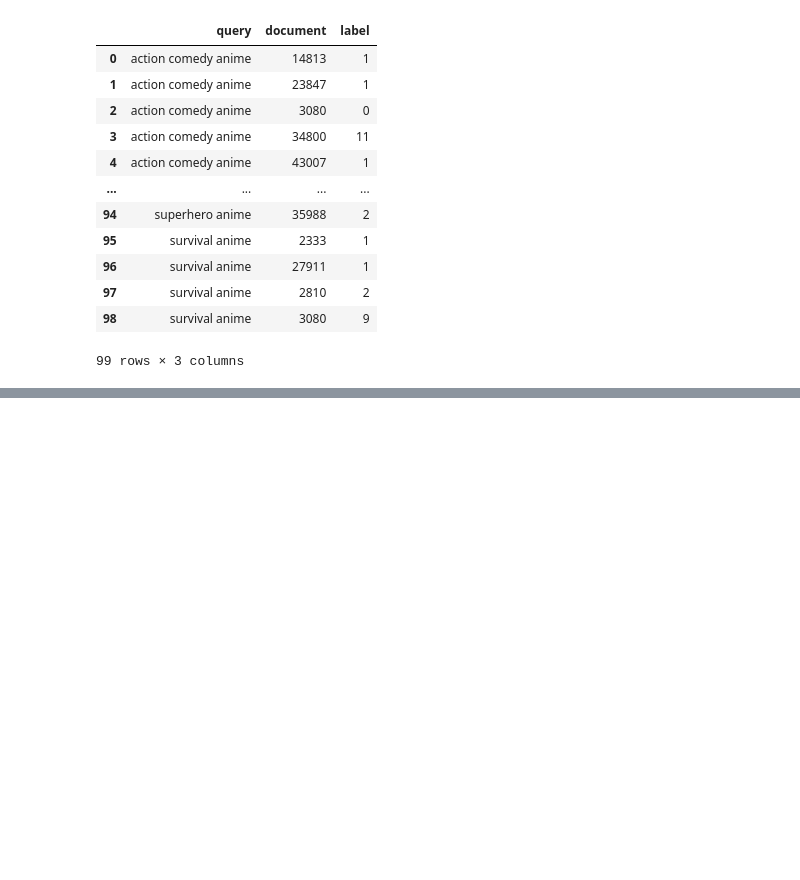
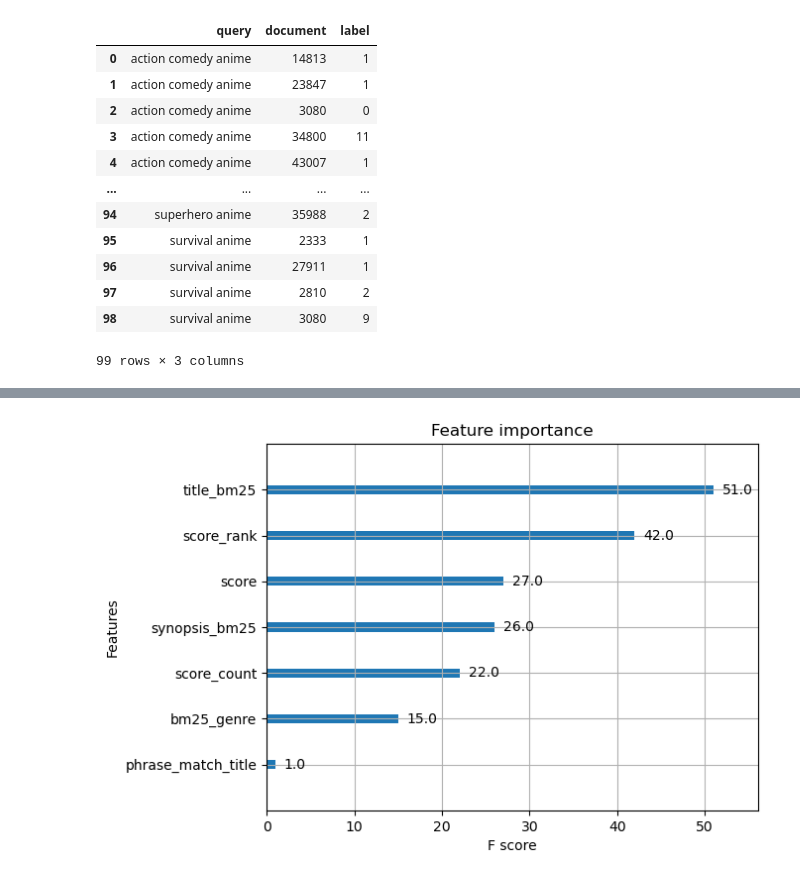
Before and after one commit to NBO2001/buscador_de_animes, a Jupyter notebook: charge_elastic/ltr.ipynb, the cells around one changed output, grey strips where cells are left out. Saved outputs shown, nothing was run; the diff lists cells and outputs as text; code cells hidden in the pictures; blank space fills up the shorter version.

```diff
--- a/charge_elastic/ltr.ipynb
+++ b/charge_elastic/ltr.ipynb
@@ -184,0 +286,36 @@ Judgments with features:
+# %%
+from xgboost import XGBRanker
+from sklearn.model_selection import GroupShuffleSplit
+
+
+# Create the ranker model:
+ranker = XGBRanker(
+    objective="rank:ndcg",
+    eval_metric=["ndcg@10"],
+    early_stopping_rounds=20,
+)
+
+# Shaping training and eval data in the expected format.
+X = judgments_with_features[features_names]
+y = judgments_with_features["label"]
+groups = judgments_with_features["query"]
+
+# Split the dataset in two parts respectively used for training and evaluation of the model.
+group_preserving_splitter = GroupShuffleSplit(n_splits=1, train_size=0.7).split(
+    X, y, groups
+)
+train_idx, eval_idx = next(group_preserving_splitter)
+
+train_features, eval_features = X.loc[train_idx], X.loc[eval_idx]
+train_target, eval_target = y.loc[train_idx], y.loc[eval_idx]
+train_query_groups, eval_query_groups = groups.loc[train_idx], groups.loc[eval_idx]
+
+# Training the model
+ranker.fit(
+    X=train_features,
+    y=train_target,
+    group=train_query_groups.value_counts().sort_index().values,
+    eval_set=[(eval_features, eval_target)],
+    eval_group=[eval_query_groups.value_counts().sort_index().values],
+    verbose=True,
+)
@@ -184,0 +350,6 @@ Judgments with features:
+# %%
+from xgboost import plot_importance
+
+plot_importance(ranker, importance_type="weight");
+# %% [output]
+[figure, added]
```
Also changed, not shown: parts of 6 cells of this notebook.
